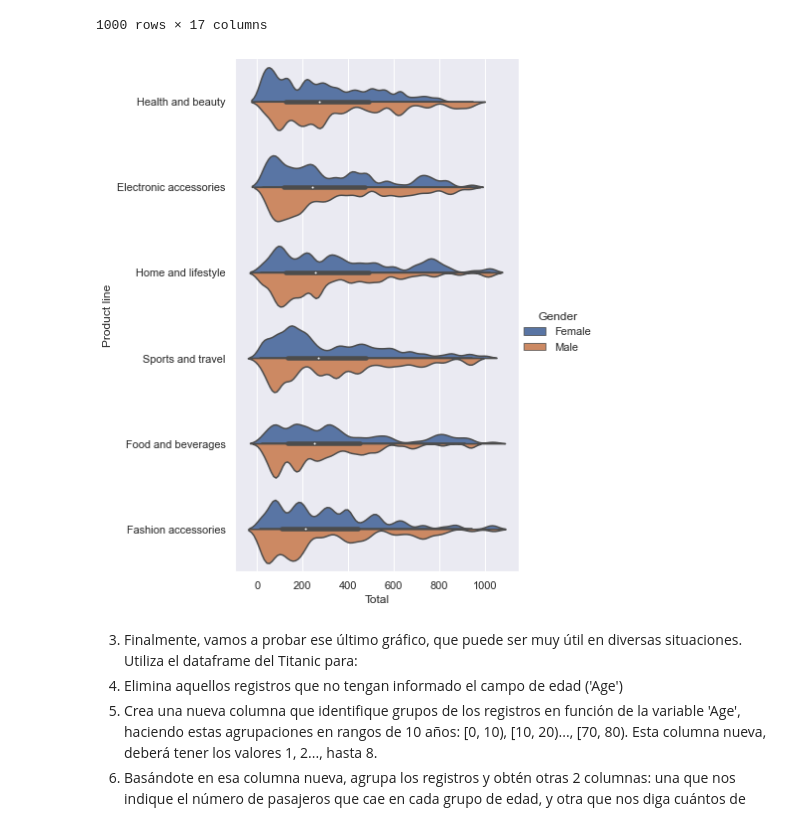
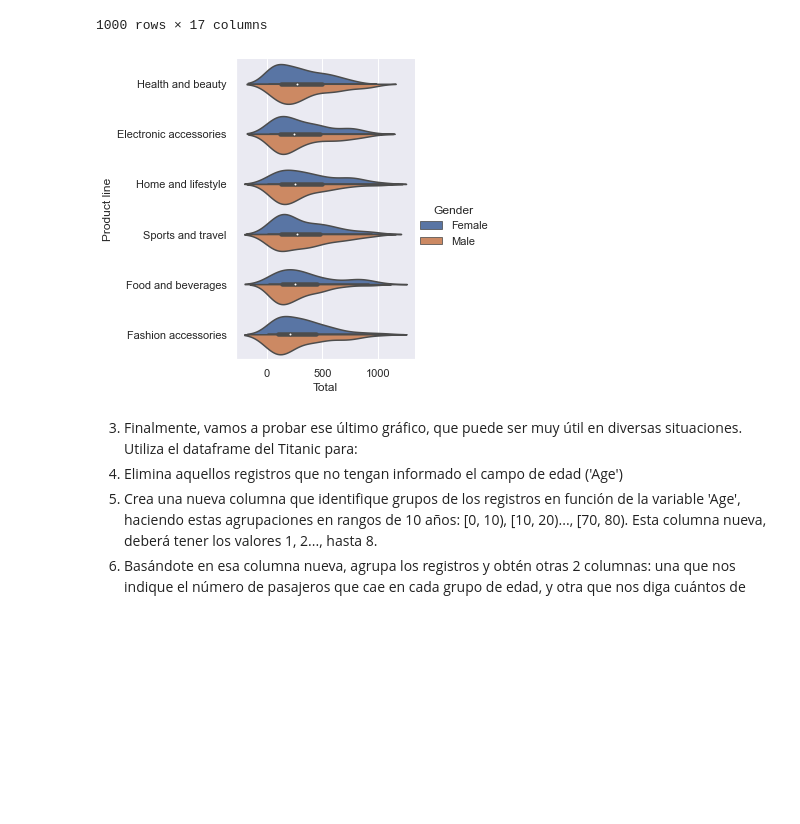
Before and after one commit to franciscocanon-thebridge/bootcamp_thebridge_PTSep20, a Jupyter notebook: Bloque 2 - Data_Analyst/04_Visualización/03_Seaborn/02_RESU_EDA Seaborn.ipynb, the cells around one changed output. Cells and saved outputs as stored; diff of their text form; code cells hidden in the pictures; blank space fills up the shorter version.

```diff
--- a/Bloque 2 - Data_Analyst/04_Visualización/03_Seaborn/02_RESU_EDA Seaborn.ipynb
+++ b/Bloque 2 - Data_Analyst/04_Visualización/03_Seaborn/02_RESU_EDA Seaborn.ipynb
@@ -925,15 +931,12 @@ market_df
 # %%
 sns.catplot(x="Total",
             y="Product line",
             hue="Gender",
             kind="violin",
-            bw=.1,
-            height=8,
-            aspect=.8,
             split=True,
             data=market_df);
 # %% [output]
-[figure, old version]
+[figure, new version]
 # %% [markdown]
 3. Finalmente, vamos a probar ese último gráfico, que puede ser muy útil en diversas situaciones. Utiliza el dataframe del Titanic para:
   1. Elimina aquellos registros que no tengan informado el campo de edad ('Age')
```
Also changed, not shown: parts of 10 cells of this notebook, 7 other files.
